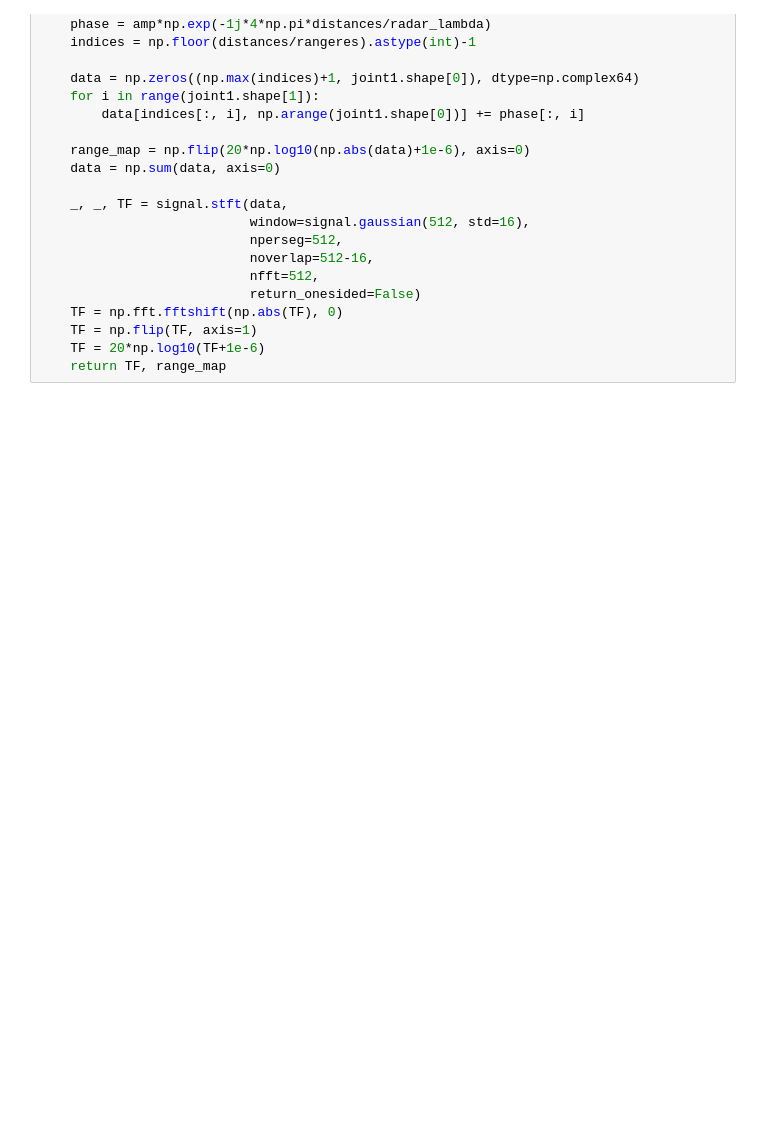
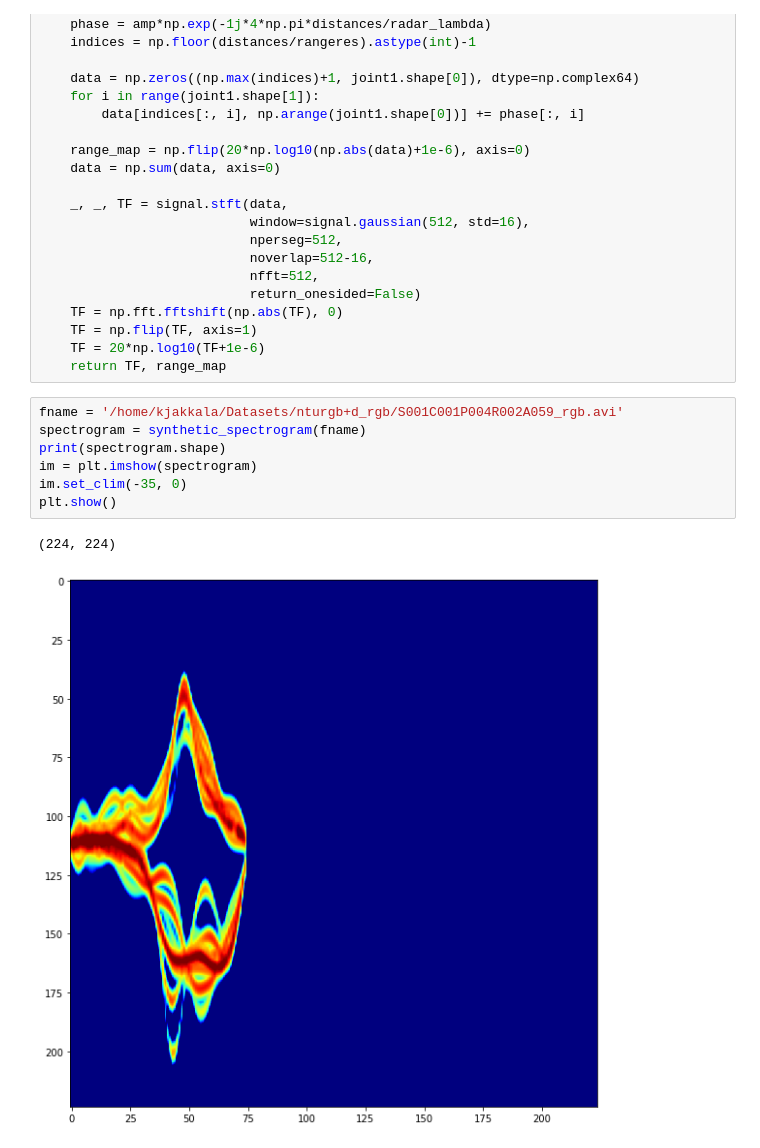
Before and after one commit to itskalvik/skeleton-action-recognition, a Jupyter notebook: data_gen/virtual_radar.ipynb, the cells around one changed output. Cells and saved outputs as stored; diff of their text form; blank space fills up the shorter version.

```diff
--- a/data_gen/virtual_radar.ipynb
+++ b/data_gen/virtual_radar.ipynb
@@ -264,3 +268,13 @@ def synthetic_spectrogram(joint_data, edges,
     TF = np.flip(TF, axis=1)
     TF = 20*np.log10(TF+1e-6)
     return TF, range_map
+# %%
+fname = '/home/kjakkala/Datasets/nturgb+d_rgb/S001C001P004R002A059_rgb.avi'
+spectrogram = synthetic_spectrogram(fname)
+print(spectrogram.shape)
+im = plt.imshow(spectrogram)
+im.set_clim(-35, 0)
+plt.show()
+# %% [output]
+(224, 224)
+[figure, added]
```
Also changed, not shown: parts of 12 cells of this notebook, 4 other files.
